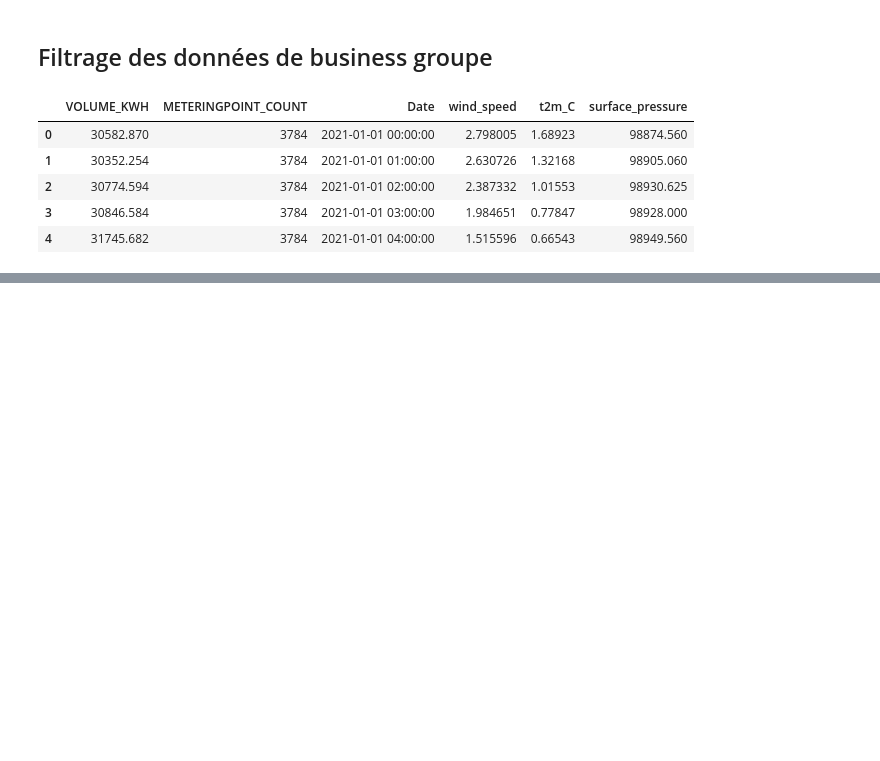
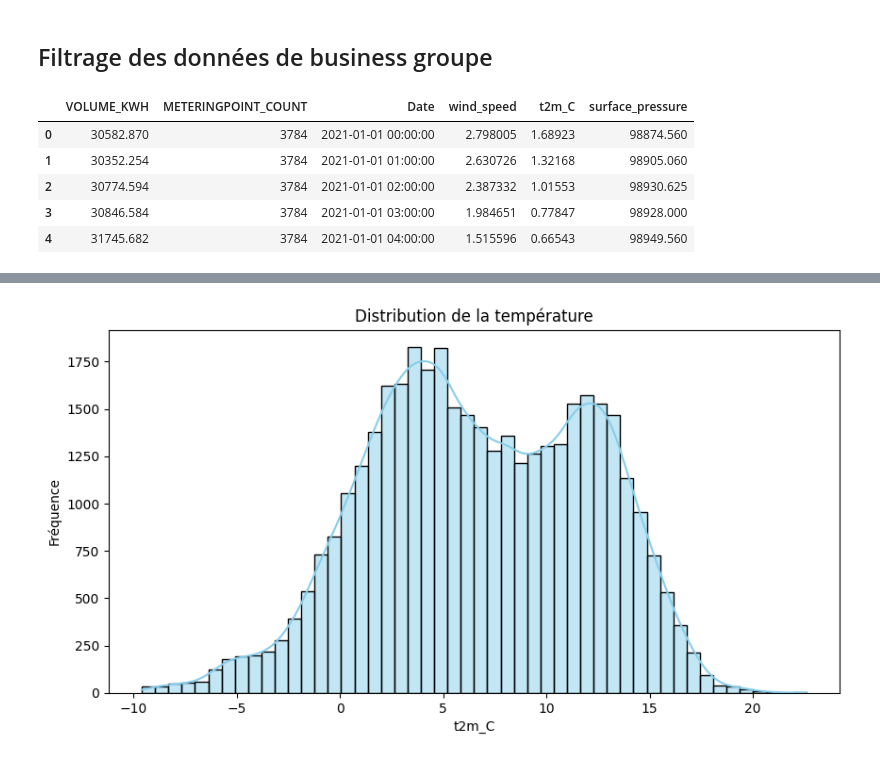
Before and after one commit to mghyly20/Eneenergy-forecasting, a Jupyter notebook: LSTM_model.ipynb, the cells around one changed output, grey strips where cells are left out. Cells and saved outputs as stored; diff of their text form; code cells hidden in the pictures; blank space fills up the shorter version.

```diff
--- a/LSTM_model.ipynb
+++ b/LSTM_model.ipynb
@@ -46,0 +107,10 @@ df_business_consumption.head()
+# %%
+# Histogramme
+plt.figure(figsize=(10, 5))
+sns.histplot(df_business_consumption["t2m_C"], bins=50, kde=True, color="skyblue")
+plt.title("Distribution de la température")
+plt.xlabel("t2m_C")
+plt.ylabel("Fréquence")
+plt.show()
+# %% [output]
+[figure, added]
```
Also changed, not shown: parts of 16 cells of this notebook.
